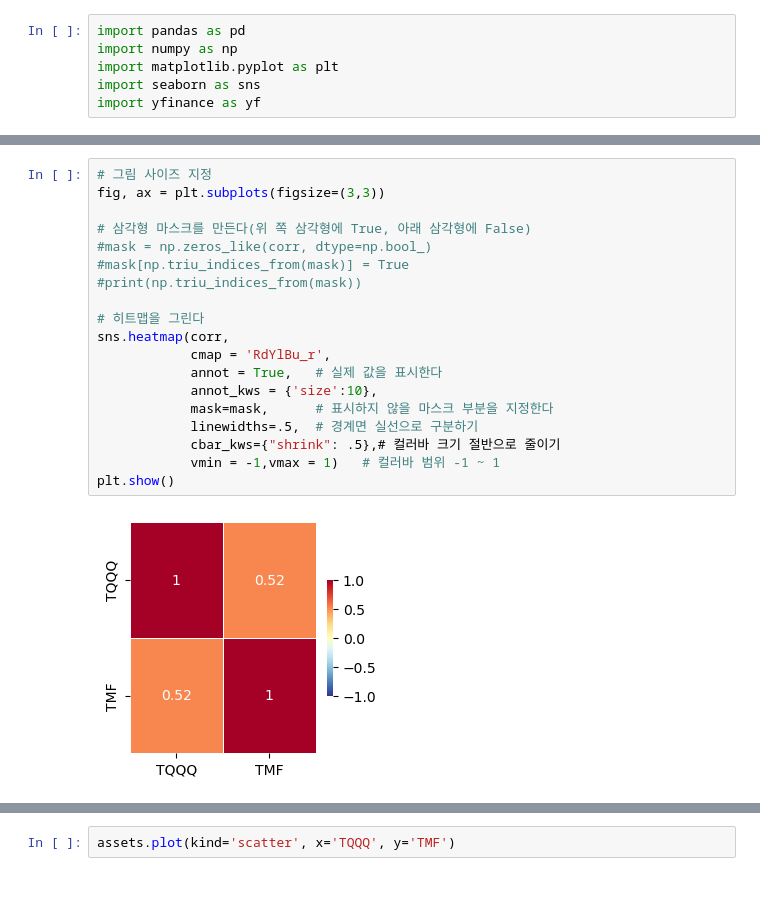
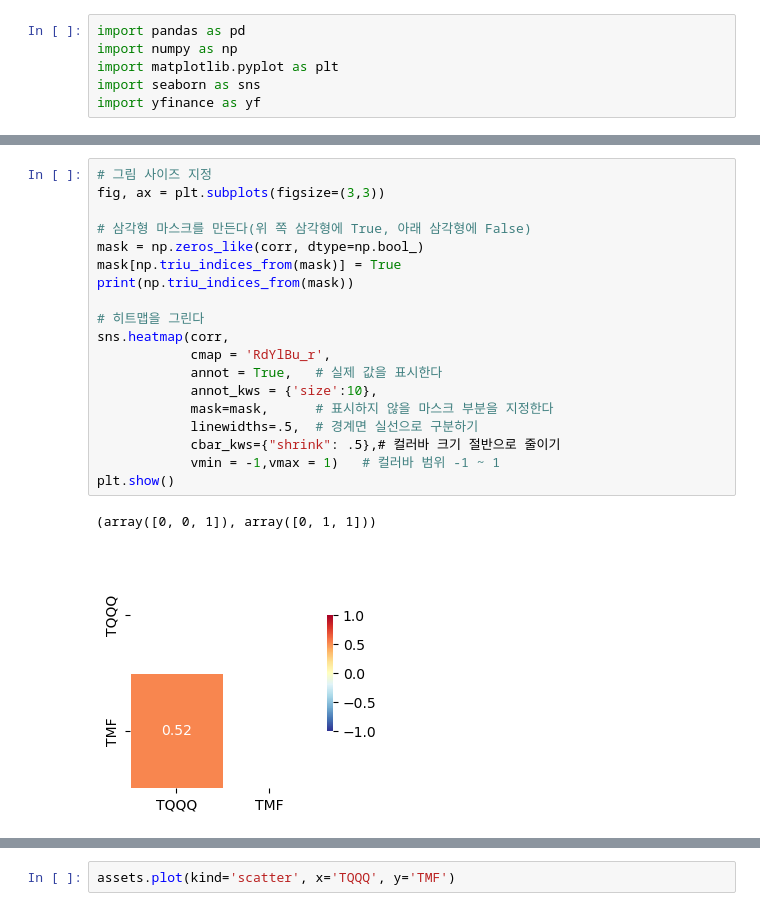
Before and after one commit to unius1004/DualMomentum, a Jupyter notebook: analyze.ipynb, the cells around one changed output, grey strips where cells are left out. Drawn from its saved outputs; the diff is of its cells as text.

```diff
--- a/analyze.ipynb
+++ b/analyze.ipynb
@@ -49,24 +49,25 @@ TMF   0.519881  1.000000
 # %%
 # 그림 사이즈 지정
 fig, ax = plt.subplots(figsize=(3,3))
 
 # 삼각형 마스크를 만든다(위 쪽 삼각형에 True, 아래 삼각형에 False)
-#mask = np.zeros_like(corr, dtype=np.bool_)
-#mask[np.triu_indices_from(mask)] = True
-#print(np.triu_indices_from(mask))
+mask = np.zeros_like(corr, dtype=np.bool_)
+mask[np.triu_indices_from(mask)] = True
+print(np.triu_indices_from(mask))
 
 # 히트맵을 그린다
 sns.heatmap(corr,
             cmap = 'RdYlBu_r',
             annot = True,   # 실제 값을 표시한다
             annot_kws = {'size':10},
             mask=mask,      # 표시하지 않을 마스크 부분을 지정한다
             linewidths=.5,  # 경계면 실선으로 구분하기
             cbar_kws={"shrink": .5},# 컬러바 크기 절반으로 줄이기
             vmin = -1,vmax = 1)   # 컬러바 범위 -1 ~ 1
 plt.show()
 # %% [output]
+(array([0, 0, 1]), array([0, 1, 1]))
-[figure, old version]
+[figure, new version]
 # %%
 window = 252
 rolling_corr = assets.rolling(window).corr()['TQQQ'].loc[:,'TMF']
```
Also changed, not shown: parts of 3 cells of this notebook, 2 other files.
